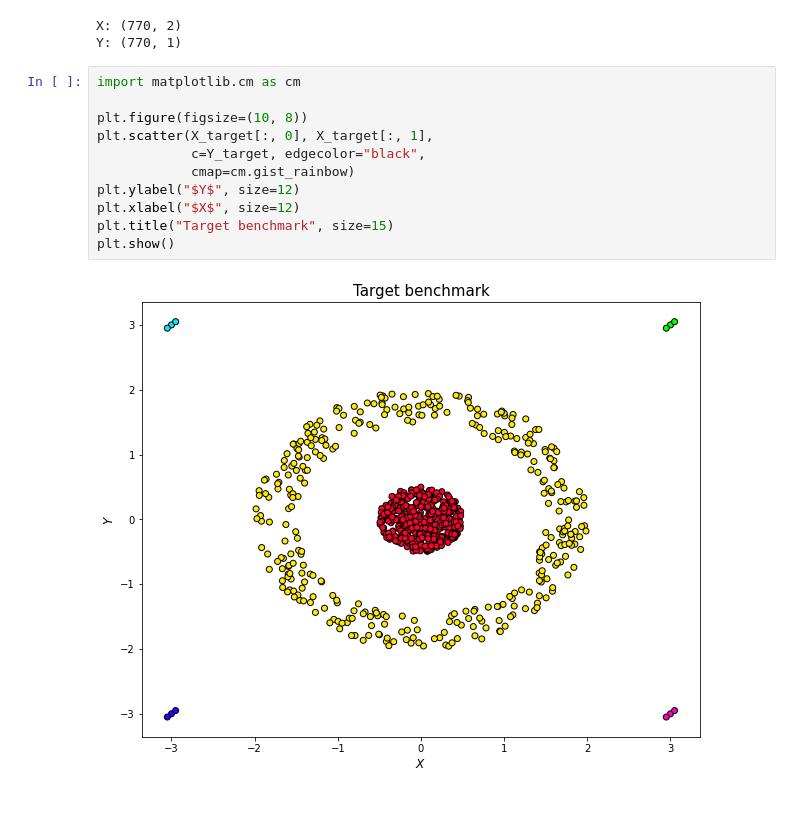
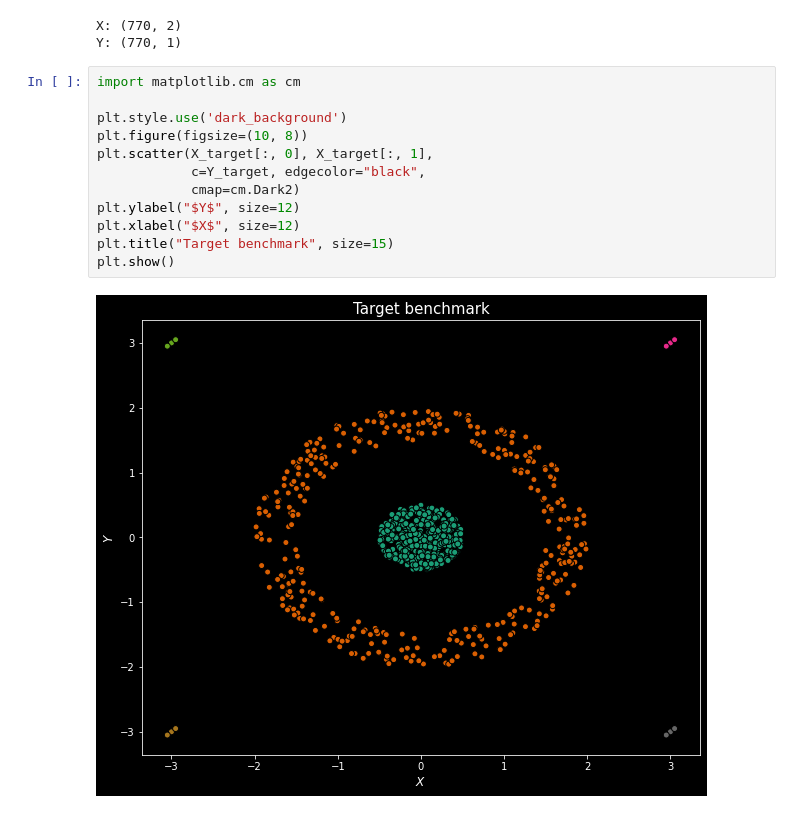
Before and after one commit to Timgrau/Machinelearning, a Jupyter notebook: Clustering/k-Means-limit.ipynb, the cells around one changed output. Drawn from its saved outputs; the diff is of its cells as text.

```diff
--- a/Clustering/k-Means-limit.ipynb
+++ b/Clustering/k-Means-limit.ipynb
@@ -50,13 +49,14 @@ Y: (770, 1)
 # %%
 import matplotlib.cm as cm
 
+plt.style.use('dark_background')
 plt.figure(figsize=(10, 8))
 plt.scatter(X_target[:, 0], X_target[:, 1],
             c=Y_target, edgecolor="black",
-            cmap=cm.gist_rainbow)
+            cmap=cm.Dark2)
 plt.ylabel("$Y$", size=12)
 plt.xlabel("$X$", size=12)
 plt.title("Target benchmark", size=15)
 plt.show()
 # %% [output]
-[figure, old version]
+[figure, new version]
```
Also changed, not shown: parts of 6 cells of this notebook, 3 other files.
